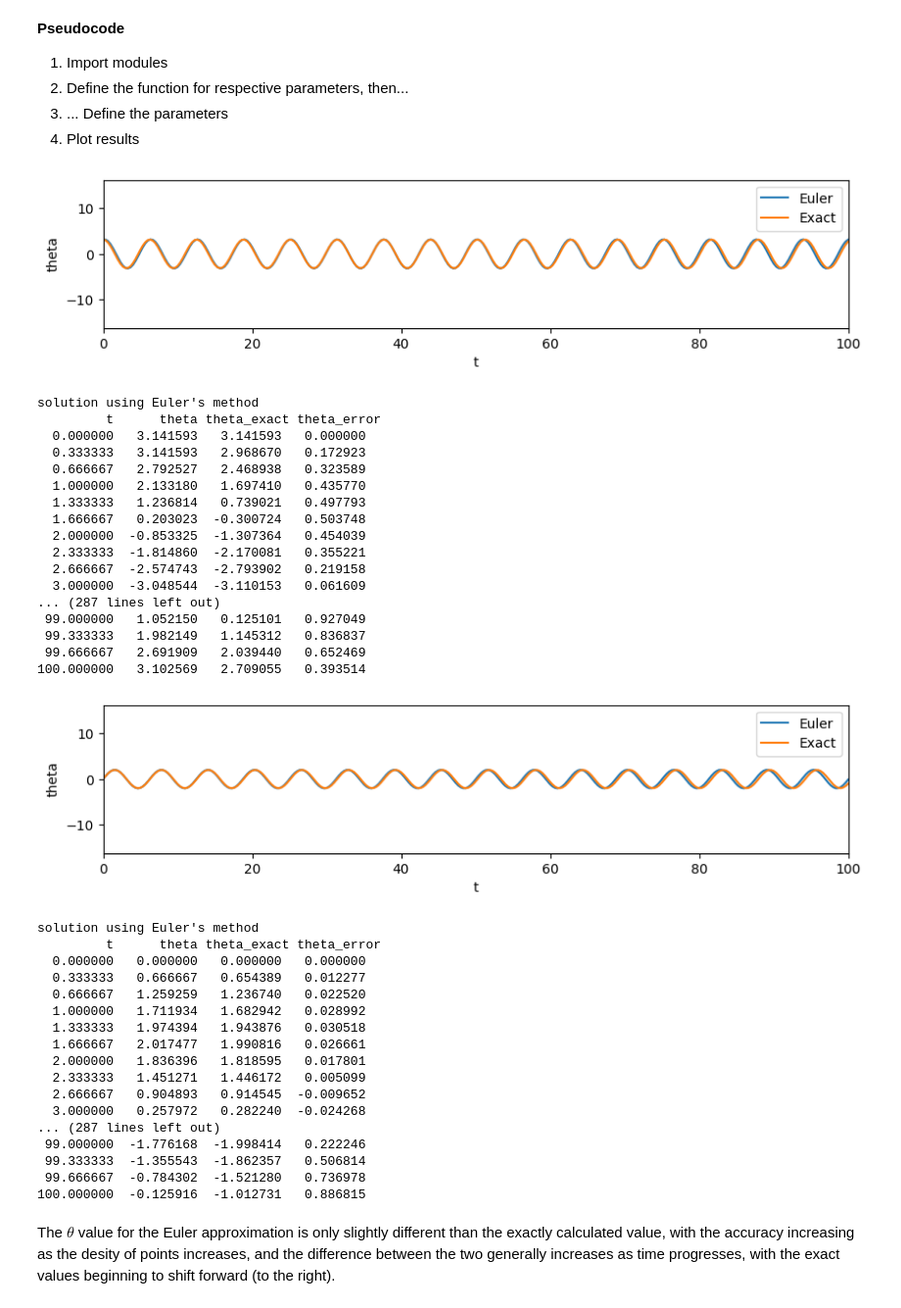
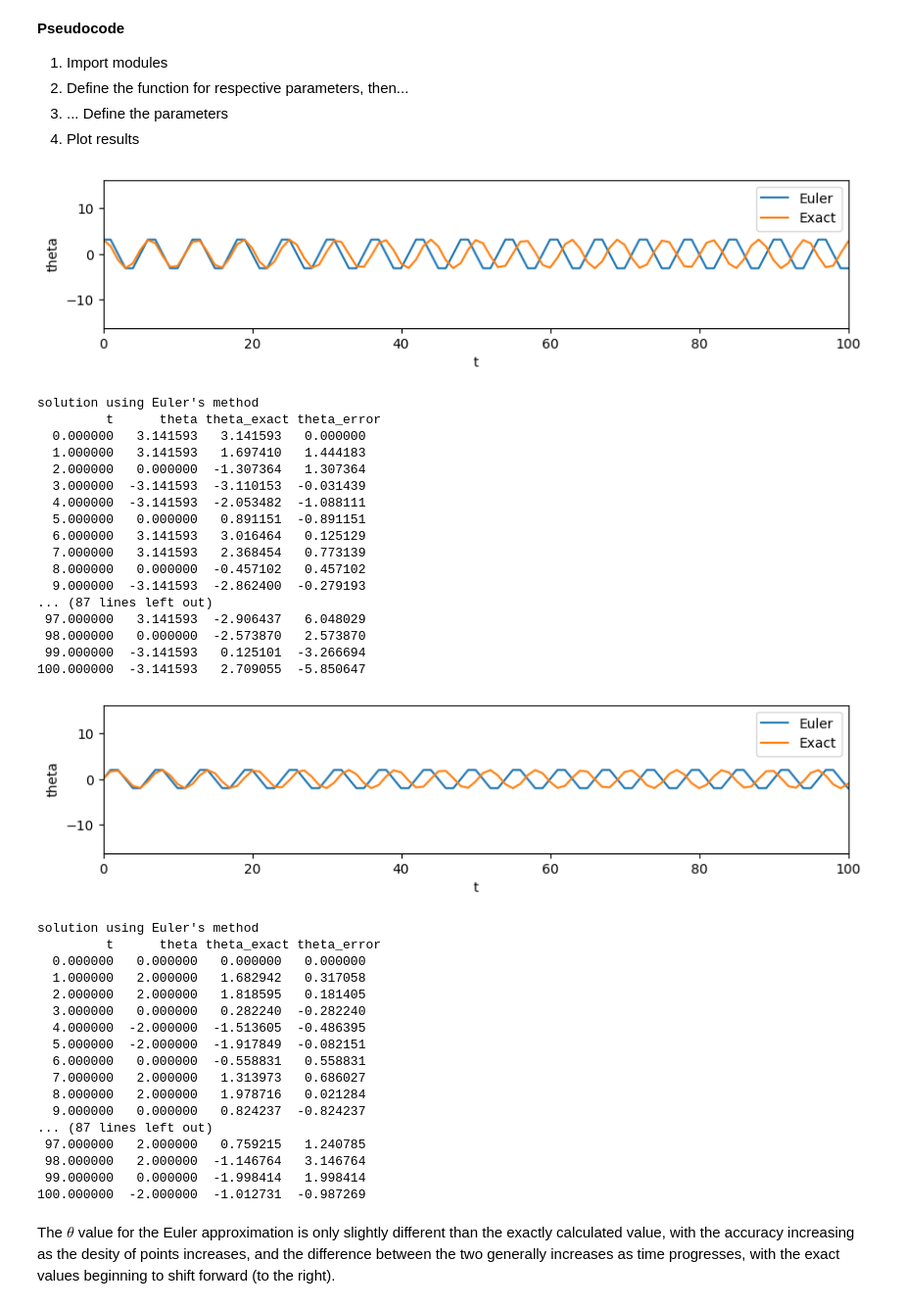
Before and after one commit to IntroComputationalPhysics-UNT/euler-and-solve-ivp-GavinDunaway410, a Jupyter notebook: rigid_pendulum_assignment_v2.ipynb, the cells around one changed output. Shown at 98% size. Cells and saved outputs as stored; diff of their text form; code cells hidden in the pictures.

```diff
--- a/rigid_pendulum_assignment_v2.ipynb
+++ b/rigid_pendulum_assignment_v2.ipynb
@@ -74,52 +74,52 @@ def euler_sho(omega_0, theta_0, ang_vel_0, t_0, t_f, n_steps):
 
 # Assign variables & call function
 theta_0 = math.pi
 ang_vel_0 = 0
 omega_0 = 1
 t_0 = 0
 t_f = 100
-n_steps = 300
+n_steps = 100
 
 t, theta, ang_vel = euler_sho(omega_0, theta_0, ang_vel_0, t_0, t_f, n_steps)
 
 # Get the exact values
 theta_exact_sho = [theta_0 * math.cos(omega_0 * (t[i] - t_0)) + (ang_vel_0 / omega_0) * math.sin(omega_0 * (t[i] - t_0)) for i in range(len(t))]
 theta_error = [theta[i] - theta_exact_sho[i] for i in range(len(theta))]
 
 # Plot motion
 plt.figure(figsize=(10,2))
 plt.xlim([0, 100])
 plt.ylim([- 5 * np.pi - 0.5, 5 * np.pi + 0.5])
 plt.plot(t, theta, label='Euler')
 plt.plot(t, theta_exact_sho,label='Exact')
 plt.xlabel('t')
 plt.ylabel('theta')
 plt.legend()
 plt.show()
 
 print('solution using Euler\'s method')
 print(f"{'t':>10s} {'theta':>10s} {'theta_exact':>10s} {'theta_error':>10s}")
 for i in range(len(theta)):
   print(f"{t[i]:>10.6f} {theta[i]:>10.6f} {theta_exact_sho[i]:>10.6f} {theta_error[i]:>10.6f}")
 # %% [output]
-[figure, old version]
+[figure, new version]
 solution using Euler's method
          t      theta theta_exact theta_error
   0.000000   3.141593   3.141593   0.000000
-  0.333333   3.141593   2.968670   0.172923
-  0.666667   2.792527   2.468938   0.323589
-  1.000000   2.133180   1.697410   0.435770
-  1.333333   1.236814   0.739021   0.497793
-  1.666667   0.203023  -0.300724   0.503748
-  2.000000  -0.853325  -1.307364   0.454039
-  2.333333  -1.814860  -2.170081   0.355221
-  2.666667  -2.574743  -2.793902   0.219158
-  3.000000  -3.048544  -3.110153   0.061609
-... (287 lines left out)
- 99.000000   1.052150   0.125101   0.927049
- 99.333333   1.982149   1.145312   0.836837
- 99.666667   2.691909   2.039440   0.652469
-100.000000   3.102569   2.709055   0.393514
+  1.000000   3.141593   1.697410   1.444183
+  2.000000   0.000000  -1.307364   1.307364
+  3.000000  -3.141593  -3.110153  -0.031439
+  4.000000  -3.141593  -2.053482  -1.088111
+  5.000000   0.000000   0.891151  -0.891151
+  6.000000   3.141593   3.016464   0.125129
+  7.000000   3.141593   2.368454   0.773139
+  8.000000   0.000000  -0.457102   0.457102
+  9.000000  -3.141593  -2.862400  -0.279193
+... (87 lines left out)
+ 97.000000   3.141593  -2.906437   6.048029
+ 98.000000   0.000000  -2.573870   2.573870
+ 99.000000  -3.141593   0.125101  -3.266694
+100.000000  -3.141593   2.709055  -5.850647
 # %%
 # Temporal evolution of theta for initial conditions set 2:
 
@@ -129,7 +129,7 @@ ang_vel_0 = 2
 omega_0 = 1
 t_0 = 0
 t_f = 100
-n_steps = 300
+n_steps = 100
 
 t, theta, ang_vel = euler_sho(omega_0, theta_0, ang_vel_0, t_0, t_f, n_steps)
 
@@ -153,24 +153,24 @@ print(f"{'t':>10s} {'theta':>10s} {'theta_exact':>10s} {'theta_error':>10s}")
 for i in range(len(theta)):
   print(f"{t[i]:>10.6f} {theta[i]:>10.6f} {theta_exact_sho[i]:>10.6f} {theta_error[i]:>10.6f}")
 # %% [output]
-[figure, old version]
+[figure, new version]
 solution using Euler's method
          t      theta theta_exact theta_error
   0.000000   0.000000   0.000000   0.000000
-  0.333333   0.666667   0.654389   0.012277
-  0.666667   1.259259   1.236740   0.022520
-  1.000000   1.711934   1.682942   0.028992
-  1.333333   1.974394   1.943876   0.030518
-  1.666667   2.017477   1.990816   0.026661
-  2.000000   1.836396   1.818595   0.017801
-  2.333333   1.451271   1.446172   0.005099
-  2.666667   0.904893   0.914545  -0.009652
-  3.000000   0.257972   0.282240  -0.024268
-... (287 lines left out)
- 99.000000  -1.776168  -1.998414   0.222246
- 99.333333  -1.355543  -1.862357   0.506814
- 99.666667  -0.784302  -1.521280   0.736978
-100.000000  -0.125916  -1.012731   0.886815
+  1.000000   2.000000   1.682942   0.317058
+  2.000000   2.000000   1.818595   0.181405
+  3.000000   0.000000   0.282240  -0.282240
+  4.000000  -2.000000  -1.513605  -0.486395
+  5.000000  -2.000000  -1.917849  -0.082151
+  6.000000   0.000000  -0.558831   0.558831
+  7.000000   2.000000   1.313973   0.686027
+  8.000000   2.000000   1.978716   0.021284
+  9.000000   0.000000   0.824237  -0.824237
+... (87 lines left out)
+ 97.000000   2.000000   0.759215   1.240785
+ 98.000000   2.000000  -1.146764   3.146764
+ 99.000000   0.000000  -1.998414   1.998414
+100.000000  -2.000000  -1.012731  -0.987269
 # %% [markdown]
 The $\theta$ value for the Euler approximation is only slightly different than the exactly calculated value, with the accuracy increasing as the desity of points increases, and the difference between the two generally increases as time progresses, with the exact values beginning to shift forward (to the right).
 # %% [markdown]
```
